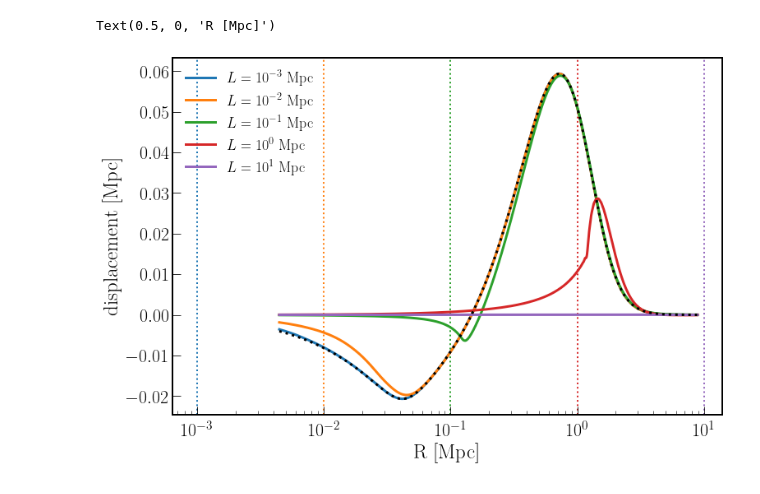
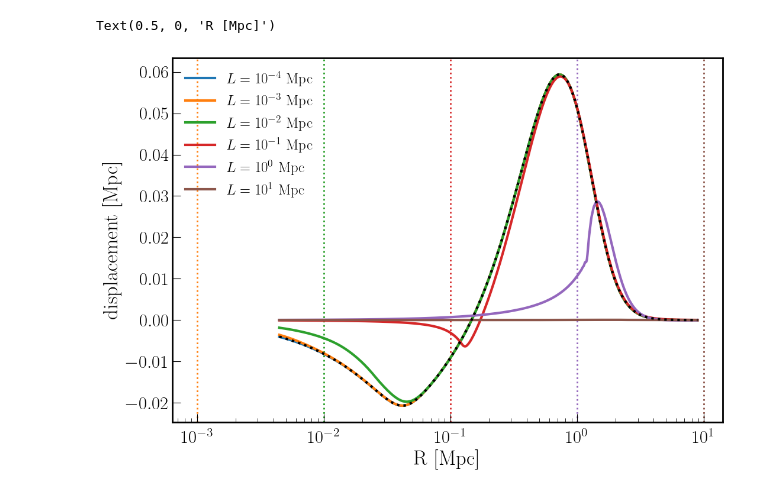
Before and after one commit to DhayaaAnbajagane/Baryonification, a Jupyter notebook: examples/3_Pixel_Smoothing.ipynb, the cells around one changed output. Drawn from its saved outputs; the diff is of its cells as text; code cells hidden in the pictures.

```diff
--- a/examples/3_Pixel_Smoothing.ipynb
+++ b/examples/3_Pixel_Smoothing.ipynb
@@ -40,38 +40,37 @@ DMB = bfn.Profiles.DarkMatterBaryon(**bpar)
 
 #Setting CCL fft params to higher precision
 for p in [DMO, DMB]:
-    p.precision_fftlog['padding_lo_fftlog'] = 1e-5
-    p.precision_fftlog['padding_hi_fftlog'] = 1e5
-    p.precision_fftlog['n_per_decade'] = 1000
+    p.update_precision_fftlog(padding_lo_fftlog = 1e-5, padding_hi_fftlog = 1e5, n_per_decade = 1000)
 
 Baryons = bfn.Profiles.Baryonification3D(DMO, DMB, cosmo = cosmo)
 Baryons.setup_interpolator(z_min = 0, z_max = 1, N_samples_z = 2, R_min = 1e-5, R_max = 5e3,
                            z_linear_sampling = True, verbose = False, N_samples_R = 10_000);
 plt.plot(R, Baryons.displacement(R * a, M, a), color = 'k', lw = 3, zorder = 100, ls = ':')
 
-pixels = [1e-3, 1e-2, 1e-1, 1, 10]
+pixels = [1e-4, 1e-3, 1e-2, 1e-1, 1, 10]
 for i in range(len(pixels)):
 
     Pix = bfn.utils.GridPixelApprox(pixels[i])
     DMO_pixel = bfn.utils.ConvolvedProfile(DMO, Pix)
     DMB_pixel = bfn.utils.ConvolvedProfile(DMB, Pix)
 
     #We will get warnings from this step, because the FFTlog tries to compute the profile
     #in some really extreme parts of param space. This is fine!
     Baryons = bfn.Profiles.Baryonification3D(DMO_pixel, DMB_pixel, cosmo = cosmo)
     Baryons.setup_interpolator(z_min = 0, z_max = 1, N_samples_z = 2, R_min = 1e-5, R_max = 5e3,
                                z_linear_sampling = True, verbose = False, N_samples_R = 10_000);
 
     text = r'$L = 10^{%d}$ Mpc' % int(np.log10(pixels[i]))
     c = plt.plot(R, Baryons.displacement(R * a, M, a), lw = 3, label = text)
 
-    plt.axvline(pixels[i], color = c[0].get_color(), ls = ':', lw = 2, zorder = -100)
+    if pixels[i] > R[0] * 0.1: #Don't show vertical line for reaaaally small pixels
+        plt.axvline(pixels[i], color = c[0].get_color(), ls = ':', lw = 2, zorder = -100)
 
 plt.tick_params(axis = 'x', pad = 10)
 plt.legend(fontsize = 18, loc = 'upper left')
 
 plt.ylabel('displacement [Mpc]', size = 25)
 plt.xlabel(r'R [Mpc]', size = 25)
 # %% [output]
 Text(0.5, 0, 'R [Mpc]')
-[figure, old version]
+[figure, new version]
```
Also changed, not shown: 1 other file.
